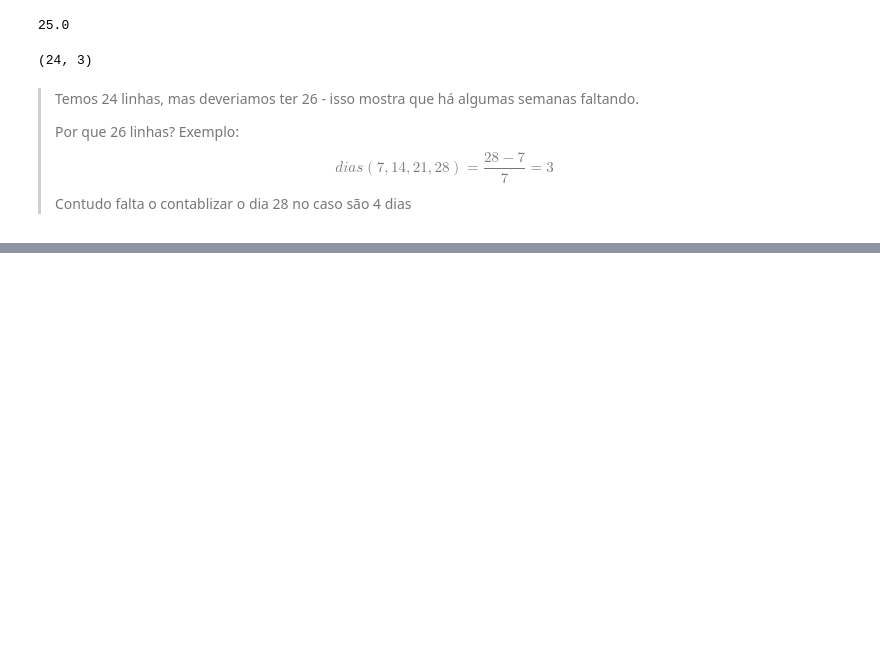
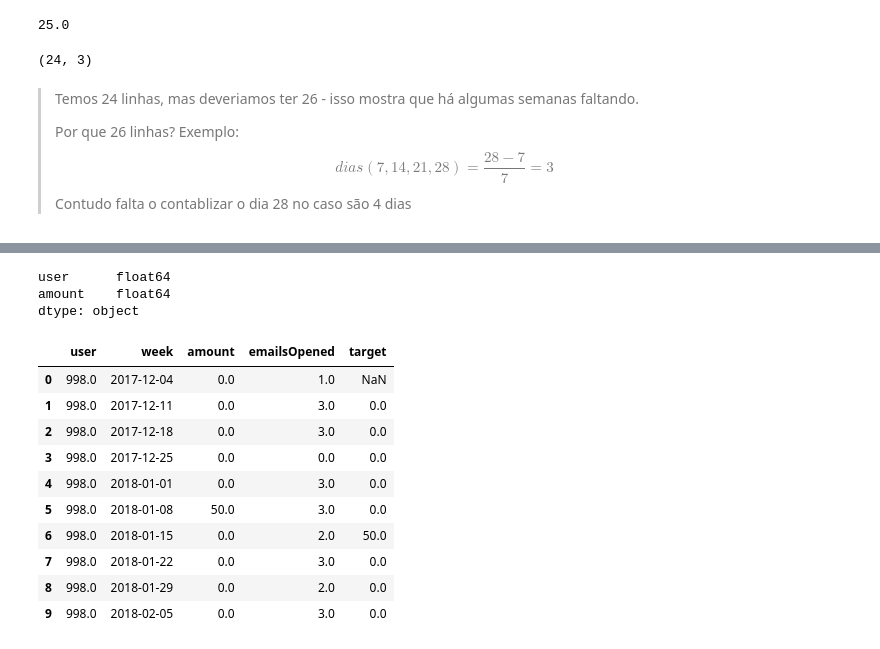
Before and after one commit to kaladabrio2020/livro-analise-pratica-series-temporais, a Jupyter notebook: capitulo 2 - encontrando dados e usando o data wrangling com séries temporais/capitulo_2_python.ipynb, the cells around one changed output, grey strips where cells are left out. Drawn from its saved outputs; the diff is of its cells as text; code cells hidden in the pictures; blank space fills up the shorter version.

```diff
--- a/capitulo 2 - encontrando dados e usando o data wrangling com séries temporais/capitulo_2_python.ipynb
+++ b/capitulo 2 - encontrando dados e usando o data wrangling com séries temporais/capitulo_2_python.ipynb
@@ -125,0 +250,4 @@ subset.shape
+# %%
+agg = donation.groupby(['user']).apply(
+    lambda x: x.amount.resample('W-MON').sum().dropna()
+).reset_index()
@@ -125,0 +282,57 @@ subset.shape
+# %%
+user_donation.dtypes
+# %% [output]
+user      float64
+amount    float64
+dtype: object
+# %%
+merge_data = pd.DataFrame(
+    columns=['user', 'week', 'amount', 'emailsOpened']
+)
+pd.set_option('future.no_silent_downcasting', True)
+for user_, member_email in todos_emails.groupby(['user']):
+
+    # Verificando se o usuário doou
+    user_donation = agg[agg.user == user_]
+    if user_ == 998.0:
+        print(user_donation)
+        break
+    # Definindo a coluna 'timestamp' com indice
+    user_donation.set_index('timestamp', inplace=True)
+
+    member_email.set_index('week', inplace=True)
+
+    #
+    member_email = todos_emails[todos_emails['user'] == user_]
+
+    member_email.sort_values('week').set_index('week', inplace=True)
+
+    data = member_email.sort_values('week').set_index('week')\
+        .merge(
+            user_donation, how='left', left_index=True, right_index=True
+        )
+
+
+    data = data.fillna(0)
+
+    data['user']  = data['user_x']
+
+    merge_data = pd.concat(
+        [merge_data, data.reset_index()[['user', 'week', 'amount', 'emailsOpened']]]
+    )
+# %%
+subset = merge_data[merge_data['user']==998].copy(deep=True)
+subset['target'] = subset['amount'].shift(1)
+subset.head(10)
+# %% [output]
+|  | user | week | amount | emailsOpened | target |
+| 0 | 998.0 | 2017-12-04 | 0.0 | 1.0 | NaN |
+| 1 | 998.0 | 2017-12-11 | 0.0 | 3.0 | 0.0 |
+| 2 | 998.0 | 2017-12-18 | 0.0 | 3.0 | 0.0 |
+| 3 | 998.0 | 2017-12-25 | 0.0 | 0.0 | 0.0 |
+| 4 | 998.0 | 2018-01-01 | 0.0 | 3.0 | 0.0 |
+| 5 | 998.0 | 2018-01-08 | 50.0 | 3.0 | 0.0 |
+| 6 | 998.0 | 2018-01-15 | 0.0 | 2.0 | 50.0 |
+| 7 | 998.0 | 2018-01-22 | 0.0 | 3.0 | 0.0 |
+| 8 | 998.0 | 2018-01-29 | 0.0 | 2.0 | 0.0 |
+| 9 | 998.0 | 2018-02-05 | 0.0 | 3.0 | 0.0 |
```
Also changed, not shown: parts of 23 cells of this notebook, 2 other files.
